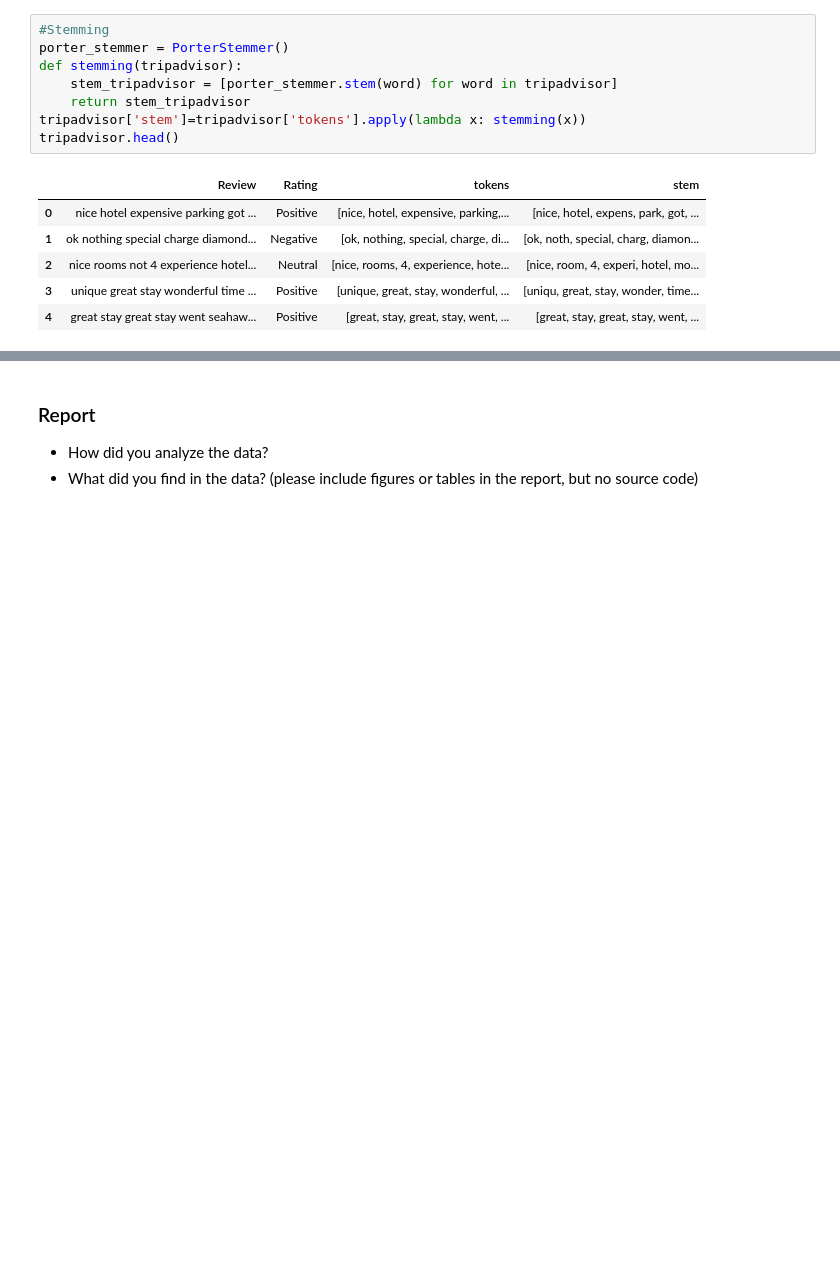
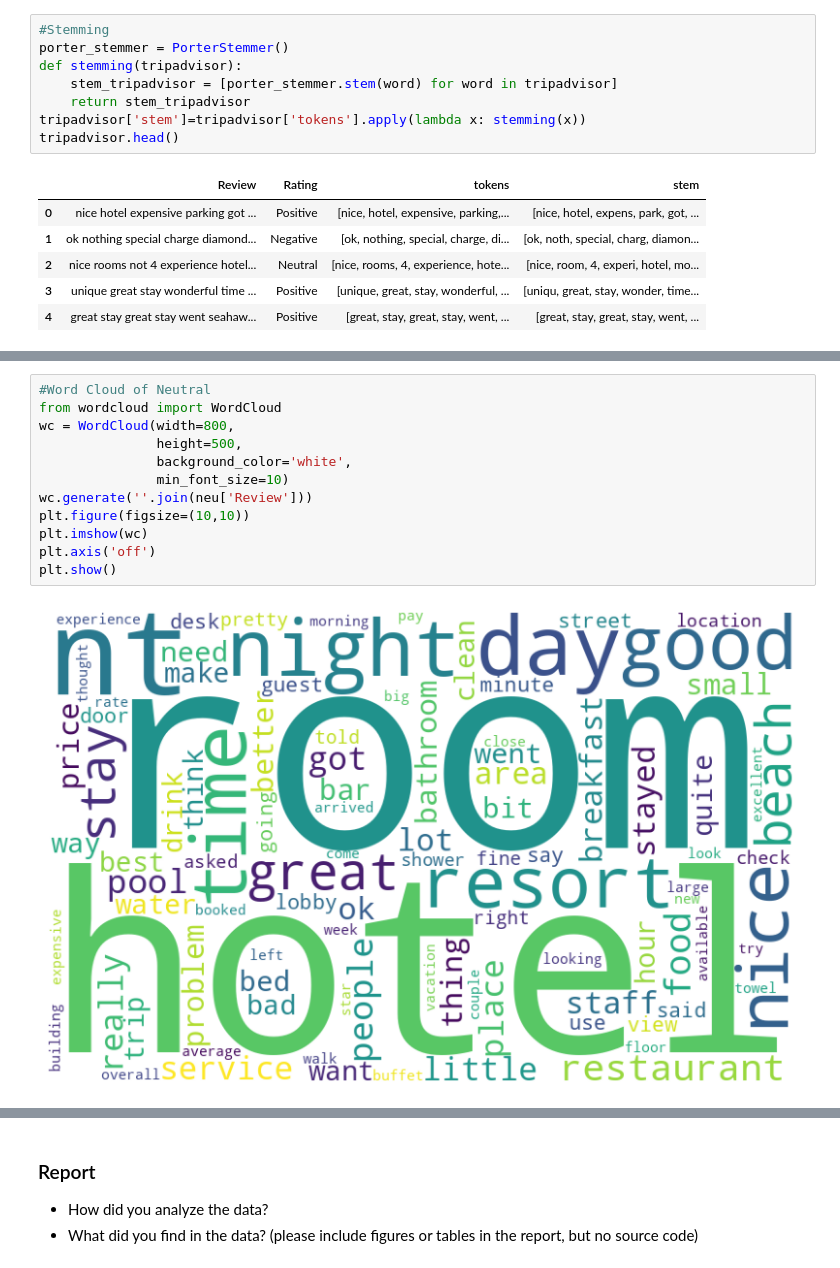
Before and after one commit to Tonry12/data_science_bootcamp_8_tonnaw, a Jupyter notebook: Project1_66_Bigdata.ipynb, the cells around one changed output, grey strips where cells are left out. Cells and saved outputs as stored; diff of their text form; blank space fills up the shorter version.

```diff
--- a/Project1_66_Bigdata.ipynb
+++ b/Project1_66_Bigdata.ipynb
@@ -374,0 +458,14 @@ tripadvisor.head()
+# %%
+#Word Cloud of Neutral
+from wordcloud import WordCloud
+wc = WordCloud(width=800,
+               height=500,
+               background_color='white',
+               min_font_size=10)
+wc.generate(''.join(neu['Review']))
+plt.figure(figsize=(10,10))
+plt.imshow(wc)
+plt.axis('off')
+plt.show()
+# %% [output]
+[figure, added]
```
Also changed, not shown: parts of 10 cells of this notebook.
